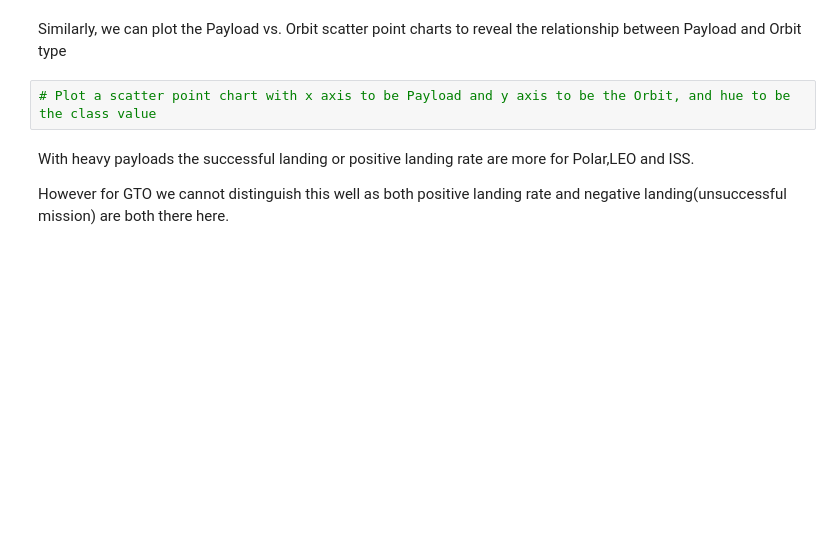
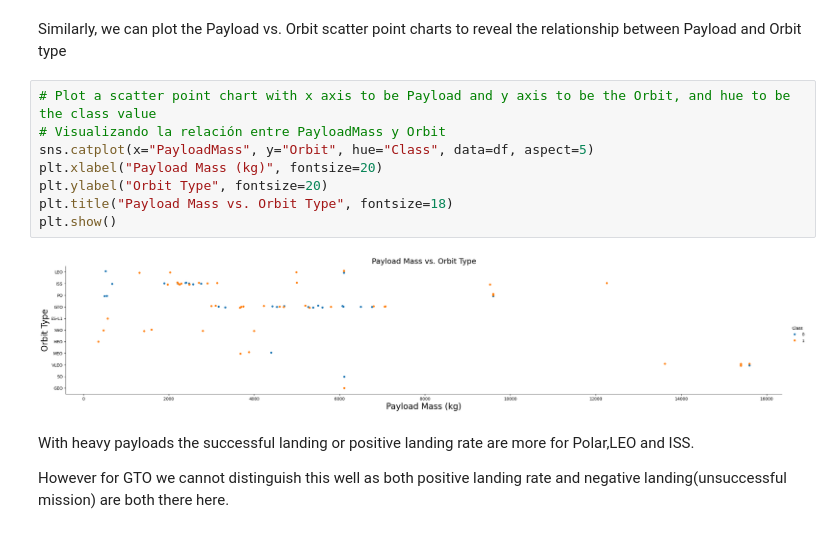
Before and after one commit to Albertosogasol/IBM_DataScience, a Jupyter notebook: T10M2_EDA/jupyter-labs-eda-dataviz-v2.ipynb, the cells around one changed output. Saved outputs shown, nothing was run; the diff lists cells and outputs as text; blank space fills up the shorter version.

```diff
--- a/T10M2_EDA/jupyter-labs-eda-dataviz-v2.ipynb
+++ b/T10M2_EDA/jupyter-labs-eda-dataviz-v2.ipynb
@@ -200,6 +200,14 @@ You should see that in the LEO orbit the Success appears related to the number o
 Similarly, we can plot the Payload vs. Orbit scatter point charts to reveal the relationship between Payload and Orbit type
 # %%
 # Plot a scatter point chart with x axis to be Payload and y axis to be the Orbit, and hue to be the class value
+# Visualizando la relación entre PayloadMass y Orbit
+sns.catplot(x="PayloadMass", y="Orbit", hue="Class", data=df, aspect=5)
+plt.xlabel("Payload Mass (kg)", fontsize=20)
+plt.ylabel("Orbit Type", fontsize=20)
+plt.title("Payload Mass vs. Orbit Type", fontsize=18)
+plt.show()
+# %% [output]
+[figure, added]
 # %% [markdown]
 With heavy payloads the successful landing or positive landing rate are more for Polar,LEO and ISS.
 
```
